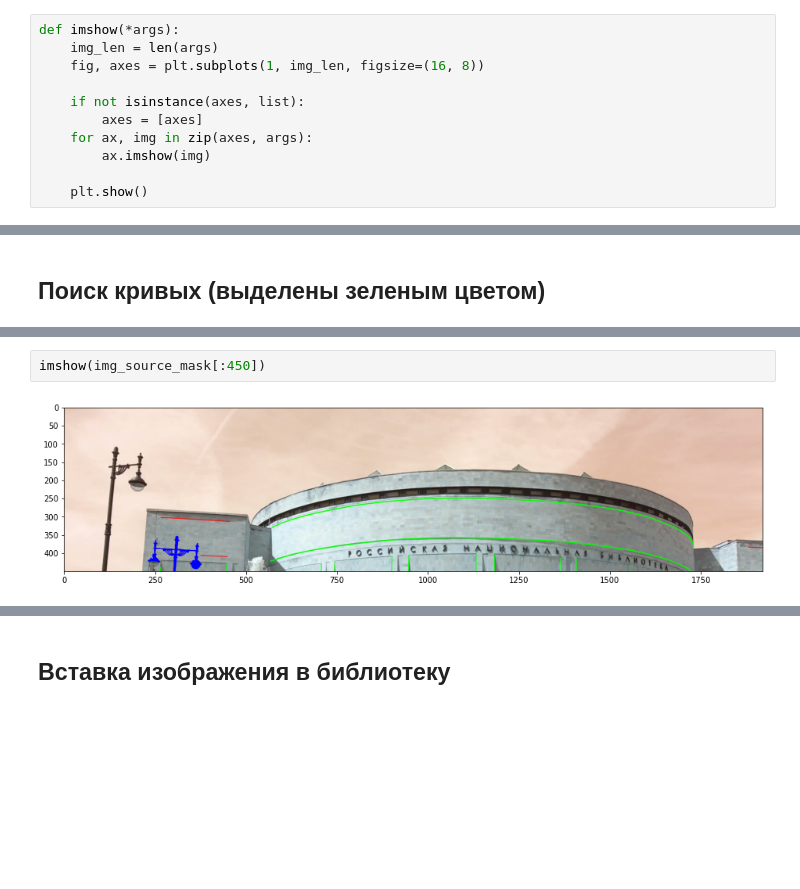
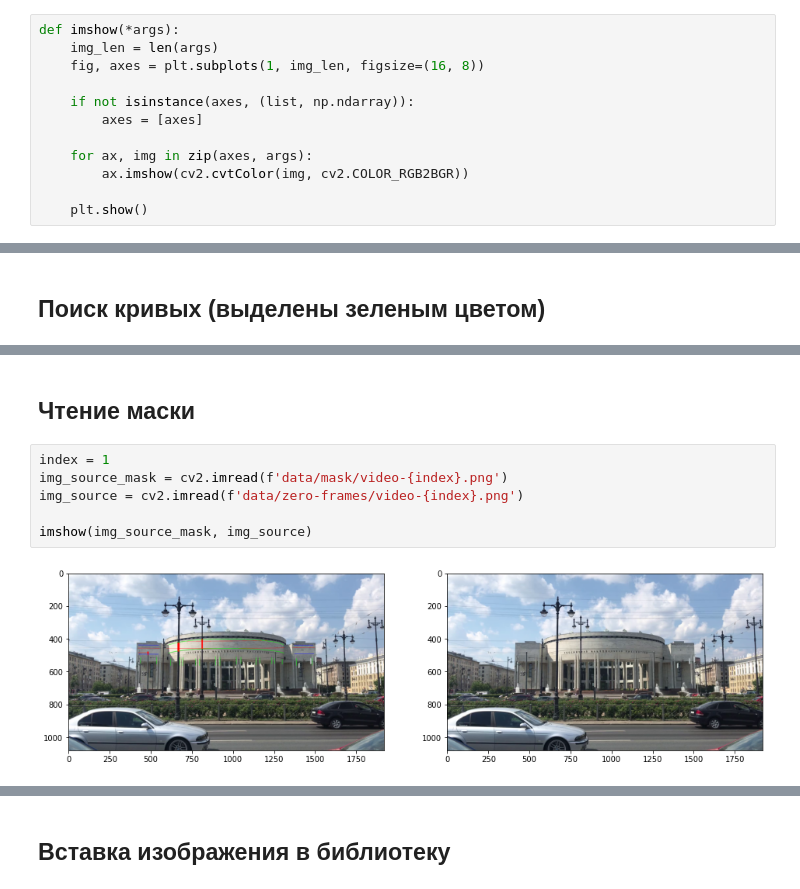
Before and after one commit to IvanHod/insert_images, a Jupyter notebook: диплом Насти.ipynb, the cells around one changed output, grey strips where cells are left out. Drawn from its saved outputs; the diff is of its cells as text; blank space fills up the shorter version.

```diff
--- a/диплом Насти.ipynb
+++ b/диплом Насти.ipynb
@@ -14,9 +14,10 @@ def imshow(*args):
     img_len = len(args)
     fig, axes = plt.subplots(1, img_len, figsize=(16, 8))
 
-    if not isinstance(axes, list):
+    if not isinstance(axes, (list, np.ndarray)):
         axes = [axes]
+
     for ax, img in zip(axes, args):
-        ax.imshow(img)
+        ax.imshow(cv2.cvtColor(img, cv2.COLOR_RGB2BGR))
 
     plt.show()
@@ -349,4 +380,10 @@ Find middle box: 0
-# %%
-imshow(img_source_mask[:450])
-# %% [output]
-[figure, removed]
+# %% [markdown]
+## Чтение маски
+# %%
+index = 1
+img_source_mask = cv2.imread(f'data/mask/video-{index}.png')
+img_source = cv2.imread(f'data/zero-frames/video-{index}.png')
+
+imshow(img_source_mask, img_source)
+# %% [output]
+[figure, added]
```
Also changed, not shown: parts of 44 cells of this notebook, 5 other files.
